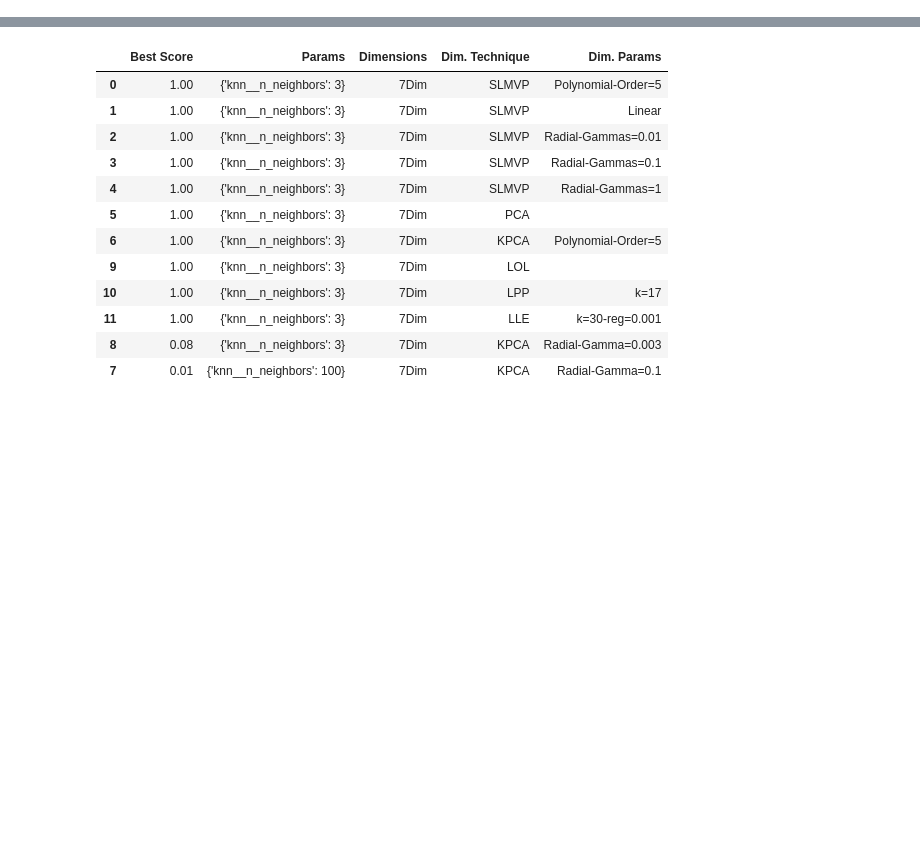
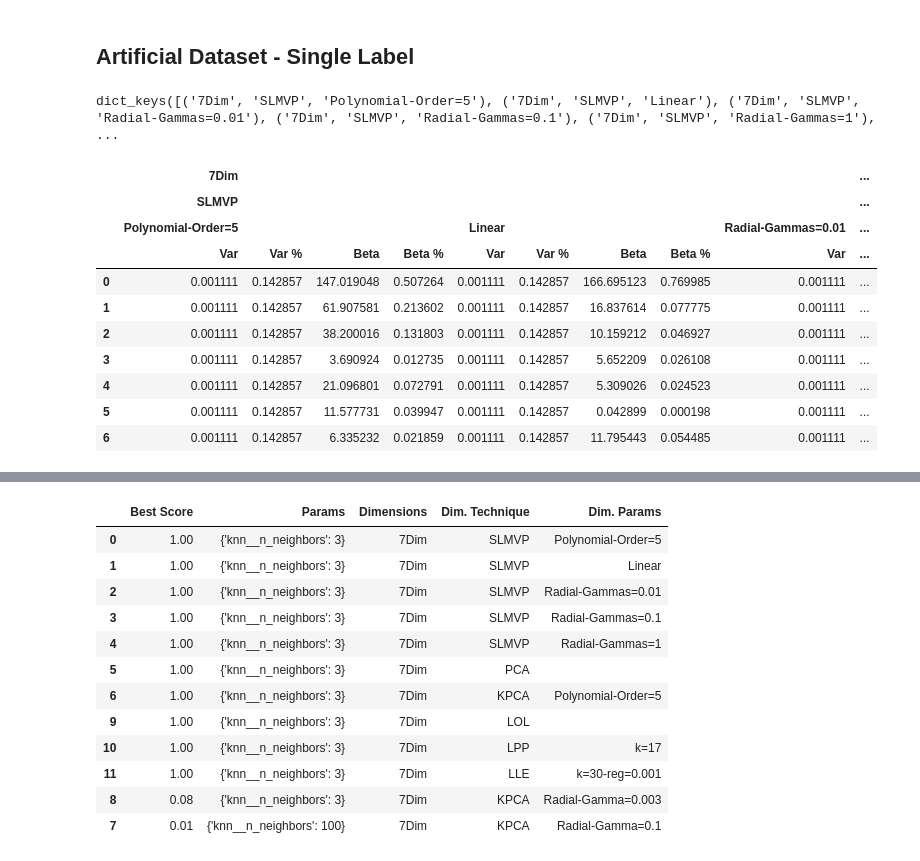
Before and after one commit to miguelangel43/Dimensionality-Reduction-Masters-Thesis, a Jupyter notebook: main.ipynb, the cells around one changed output, grey strips where cells are left out. Drawn from its saved outputs; the diff is of its cells as text; code cells hidden in the pictures; blank space fills up the shorter version.

Commit message:
get_weights

```diff
--- a/main.ipynb
+++ b/main.ipynb
@@ -11,3 +11,9 @@ import warnings
 
 warnings.filterwarnings("ignore")
 pd.set_option('display.max_columns', None)
+# %% [markdown]
+## Artificial Dataset - Single Label
+# %%
+dim.new_dim.keys()
+# %% [output]
+dict_keys([('7Dim', 'SLMVP', 'Polynomial-Order=5'), ('7Dim', 'SLMVP', 'Linear'), ('7Dim', 'SLMVP', 'Radial-Gammas=0.01'), ('7Dim', 'SLMVP', 'Radial-Gammas=0.1'), ('7Dim', 'SLMVP', 'Radial-Gammas=1'),  ...
@@ -14 +22,33 @@ pd.set_option('display.max_columns', None)
+# %%
+%matplotlib inline
+import numpy as np
+from sklearn.model_selection import train_test_split
+from sklearn.datasets import make_blobs
+
+X, y = make_blobs(1000, n_features=300, centers=20,
+                  cluster_std=2, random_state=34)
+
+X_train, X_test, y_train, y_test = train_test_split(X, y, test_size=0.1, random_state=33)
+
+dim = Dim()
+dim.X_train = X_train
+dim.y_train = y_train
+dim.X_test = X_test
+dim.y_test = y_test
+
+dim.apply_dim(num_dim=7)
+dim.get_weights()
+# dim.plot_artificial(n_rows=3, n_cols=4)
+# %% [output]
+|  | 7Dim |  |  |  |  |  |  |  |  | ... |
+|  | SLMVP |  |  |  |  |  |  |  |  | ... |
+|  | Polynomial-Order=5 |  |  |  | Linear |  |  |  | Radial-Gammas=0.01 | ... |
+|  | Var | Var % | Beta | Beta % | Var | Var % | Beta | Beta % | Var | ... |
+| 0 | 0.001111 | 0.142857 | 147.019048 | 0.507264 | 0.001111 | 0.142857 | 166.695123 | 0.769985 | 0.001111 | ... |
+| 1 | 0.001111 | 0.142857 | 61.907581 | 0.213602 | 0.001111 | 0.142857 | 16.837614 | 0.077775 | 0.001111 | ... |
+| 2 | 0.001111 | 0.142857 | 38.200016 | 0.131803 | 0.001111 | 0.142857 | 10.159212 | 0.046927 | 0.001111 | ... |
+| 3 | 0.001111 | 0.142857 | 3.690924 | 0.012735 | 0.001111 | 0.142857 | 5.652209 | 0.026108 | 0.001111 | ... |
+| 4 | 0.001111 | 0.142857 | 21.096801 | 0.072791 | 0.001111 | 0.142857 | 5.309026 | 0.024523 | 0.001111 | ... |
+| 5 | 0.001111 | 0.142857 | 11.577731 | 0.039947 | 0.001111 | 0.142857 | 0.042899 | 0.000198 | 0.001111 | ... |
+| 6 | 0.001111 | 0.142857 | 6.335232 | 0.021859 | 0.001111 | 0.142857 | 11.795443 | 0.054485 | 0.001111 | ... |
 # %% [markdown]
```
Also changed, not shown: parts of 12 cells of this notebook, 1 other file.
